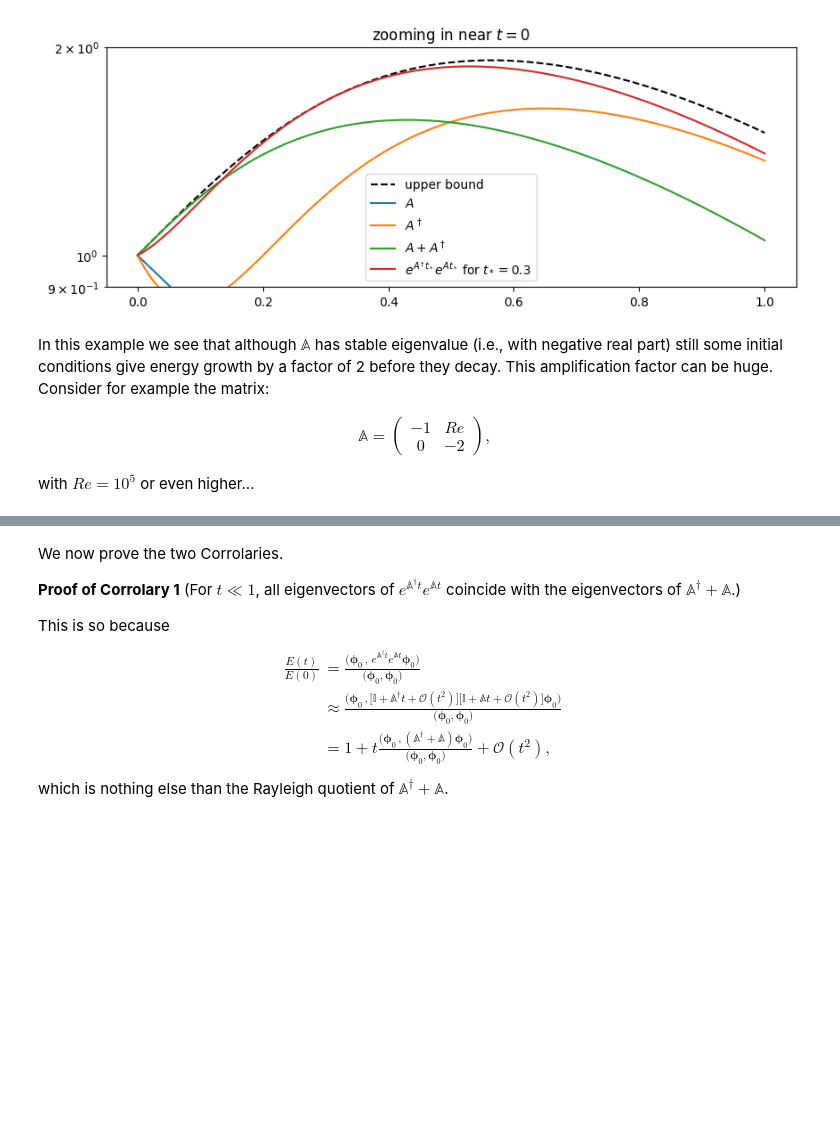
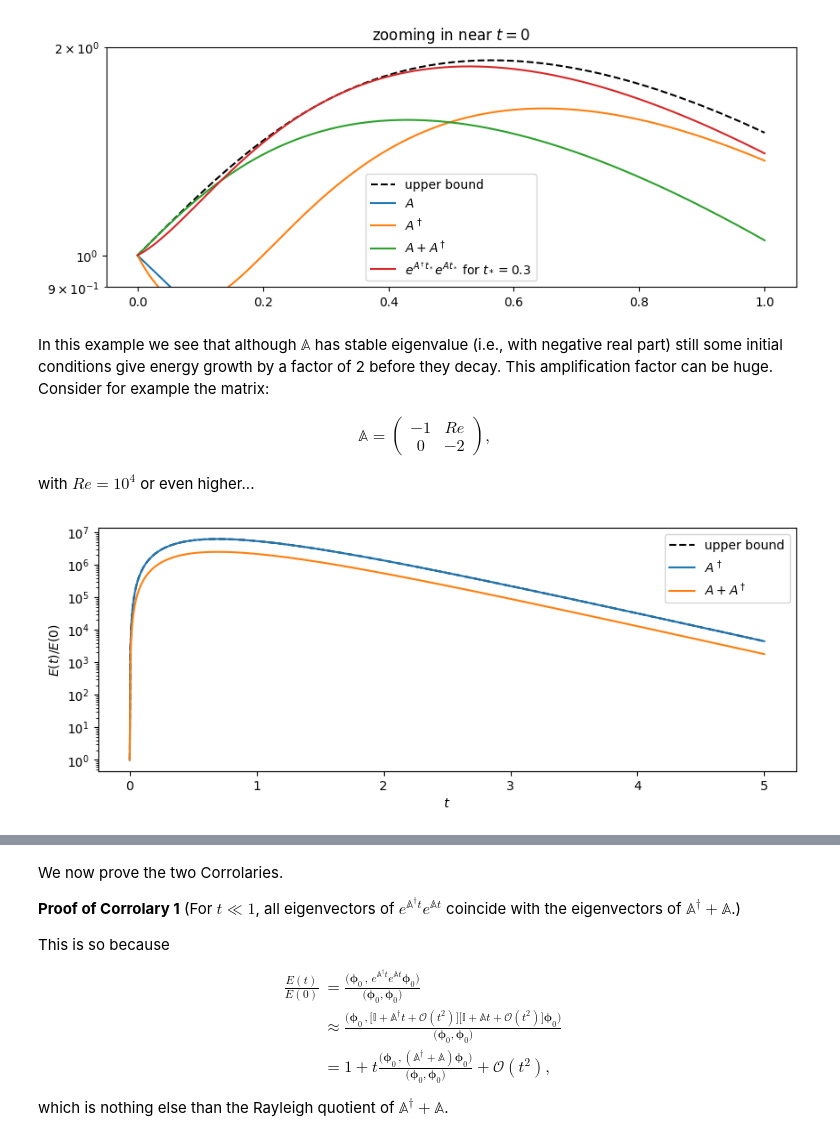
Before and after one commit to navidcy/Instabilities-in-Fluids, a Jupyter notebook: lectures/05-BasicsNonmodalStability.ipynb, the cells around one changed output, grey strips where cells are left out. Drawn from its saved outputs; the diff is of its cells as text; code cells hidden in the pictures; blank space fills up the shorter version.

```diff
--- a/lectures/05-BasicsNonmodalStability.ipynb
+++ b/lectures/05-BasicsNonmodalStability.ipynb
@@ -311,7 +338,7 @@ and compute $E(t)/E(0)$ with the following initial conditions:
 # A function that integrates (1) and computes E(t)
 
 function integrateforward(x0; tfinal=1)
-    t = range(0, stop=tfinal, length=200)
+    t = range(0, stop=tfinal, length=1000)
     energy = zeros(length(t))
     upperbound = zeros(length(t))
     dt = t[2]-t[1]
@@ -369,4 +396,17 @@ In this example we see that although $\mathbb{A}$ has stable eigenvalue (i.e., w
 \mathbb{A} = \begin{pmatrix} -1 & Re \\ 0 & -2\end{pmatrix},
 \end{align*}
 
-with $Re=10^5$ or even higher...
+with $Re=10^4$ or even higher...
+# %%
+A = [-1 1e4; 0 -2];
+Sadj, V = eigen(copy(A')); v1 = V[:, 2]; v2 =V[:, 1]; #to make sure v1 <--> u1
+tfinal = 5
+figure(figsize=(10, 3.5))
+t, energy, upperbound = integrateforward(v2; tfinal=tfinal)
+semilogy(t, upperbound, "--k", label="upper bound")
+semilogy(t, energy, label="\$A^\\dagger\$")
+t, energy = integrateforward(u02; tfinal=tfinal)
+semilogy(t, energy, label="\$A +A^\\dagger\$")
+xlabel(L"t"); ylabel(L"E(t)/E(0)"); legend();
+# %% [output]
+[figure, added]
```
Also changed, not shown: parts of 15 cells of this notebook.
